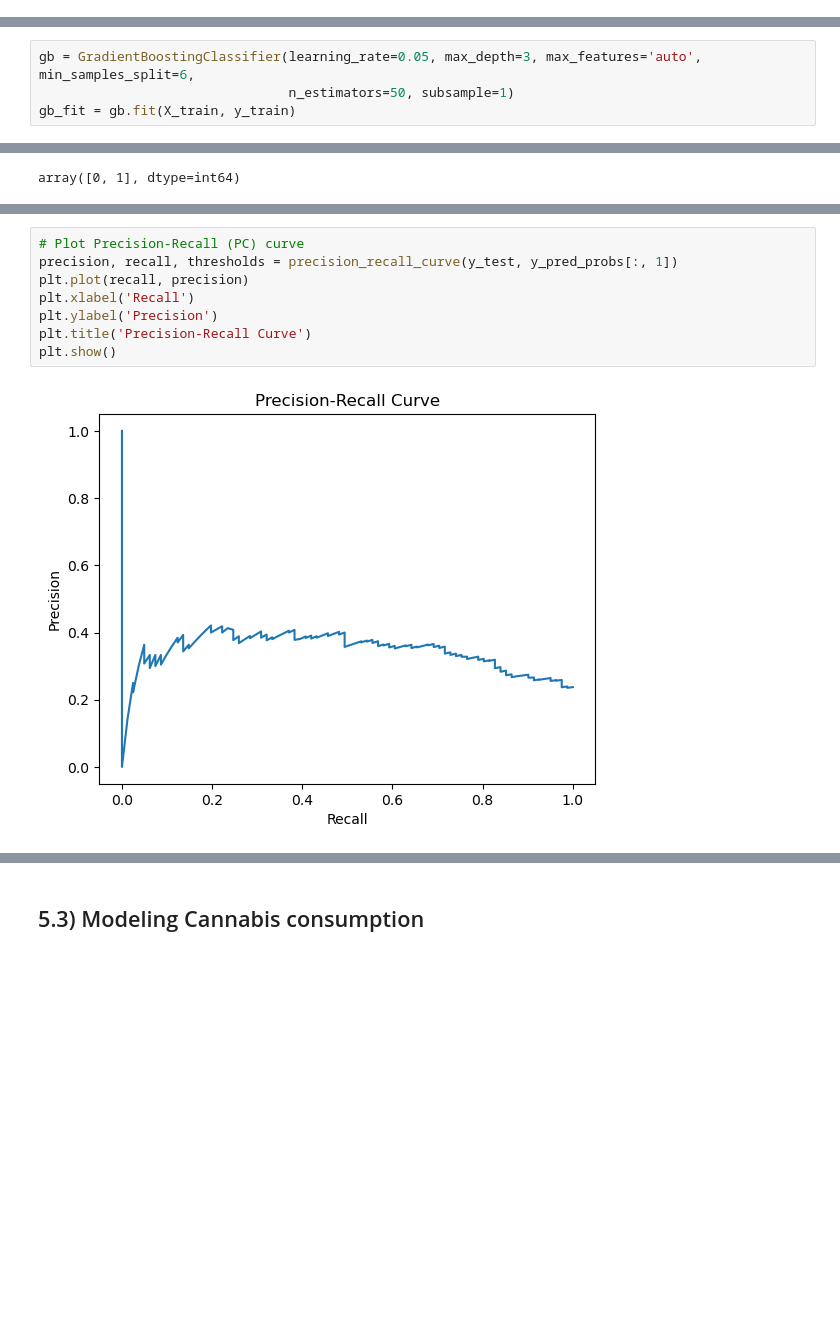
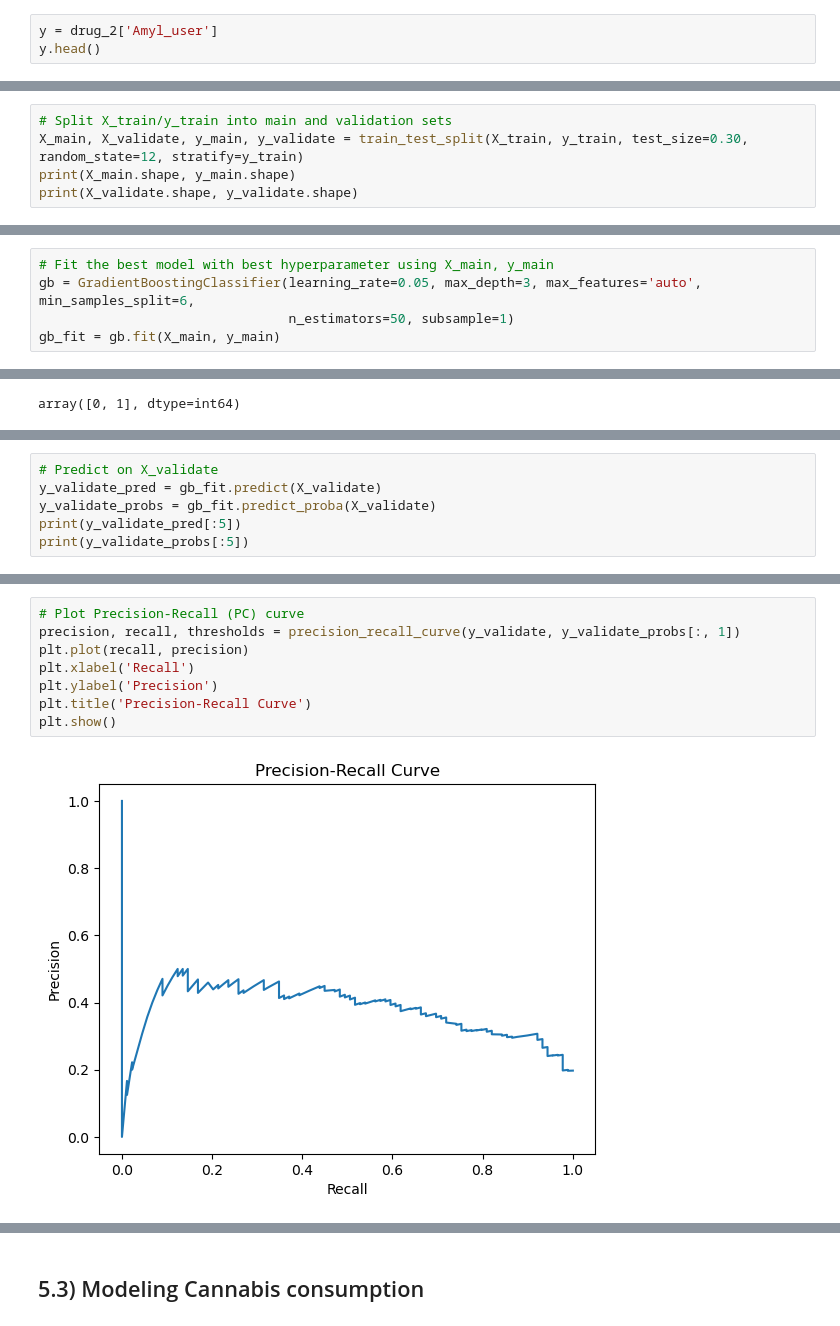
Before and after one commit to thanhn1/Capstone-Two, a Jupyter notebook: Notebooks/Step5_modeling.ipynb, the cells around one changed output, grey strips where cells are left out. Saved outputs shown, nothing was run; the diff lists cells and outputs as text; blank space fills up the shorter version.

Commit message:
Update Step5_modeling

```diff
--- a/Notebooks/Step5_modeling.ipynb
+++ b/Notebooks/Step5_modeling.ipynb
@@ -893,0 +919,3 @@ gs_fit.best_params_
+# %%
+y = drug_2['Amyl_user']
+y.head()
@@ -905,0 +1071,5 @@ The below was wrong. Need to redo splititng train set to 70-30 and determine the
+# %%
+# Split X_train/y_train into main and validation sets
+X_main, X_validate, y_main, y_validate = train_test_split(X_train, y_train, test_size=0.30, random_state=12, stratify=y_train)
+print(X_main.shape, y_main.shape)
+print(X_validate.shape, y_validate.shape)
@@ -906,4 +1093,5 @@ The below was wrong. Need to redo splititng train set to 70-30 and determine the
 # %%
+# Fit the best model with best hyperparameter using X_main, y_main
 gb = GradientBoostingClassifier(learning_rate=0.05, max_depth=3, max_features='auto', min_samples_split=6,
                                 n_estimators=50, subsample=1)
-gb_fit = gb.fit(X_train, y_train)
+gb_fit = gb.fit(X_main, y_main)
@@ -950,0 +1126,6 @@ print(y_pred_probs[:5])
+# %%
+# Predict on X_validate
+y_validate_pred = gb_fit.predict(X_validate)
+y_validate_probs = gb_fit.predict_proba(X_validate)
+print(y_validate_pred[:5])
+print(y_validate_probs[:5])
@@ -989,10 +1177,10 @@ plt.show()
 # %%
 # Plot Precision-Recall (PC) curve
-precision, recall, thresholds = precision_recall_curve(y_test, y_pred_probs[:, 1])
+precision, recall, thresholds = precision_recall_curve(y_validate, y_validate_probs[:, 1])
 plt.plot(recall, precision)
 plt.xlabel('Recall')
 plt.ylabel('Precision')
 plt.title('Precision-Recall Curve')
 plt.show()
 # %% [output]
-[figure, old version]
+[figure, new version]
```
Also changed, not shown: parts of 166 cells of this notebook.
